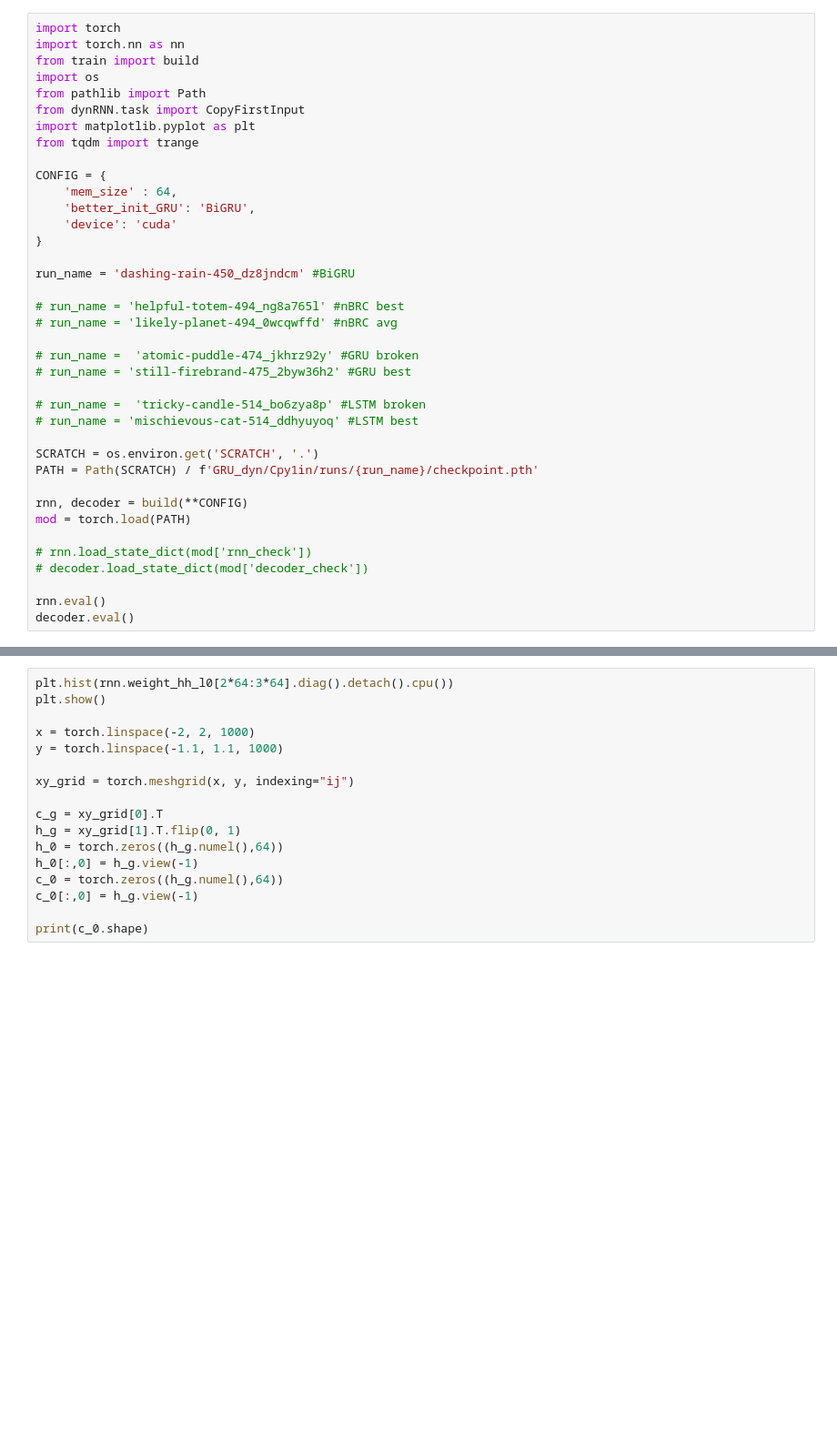
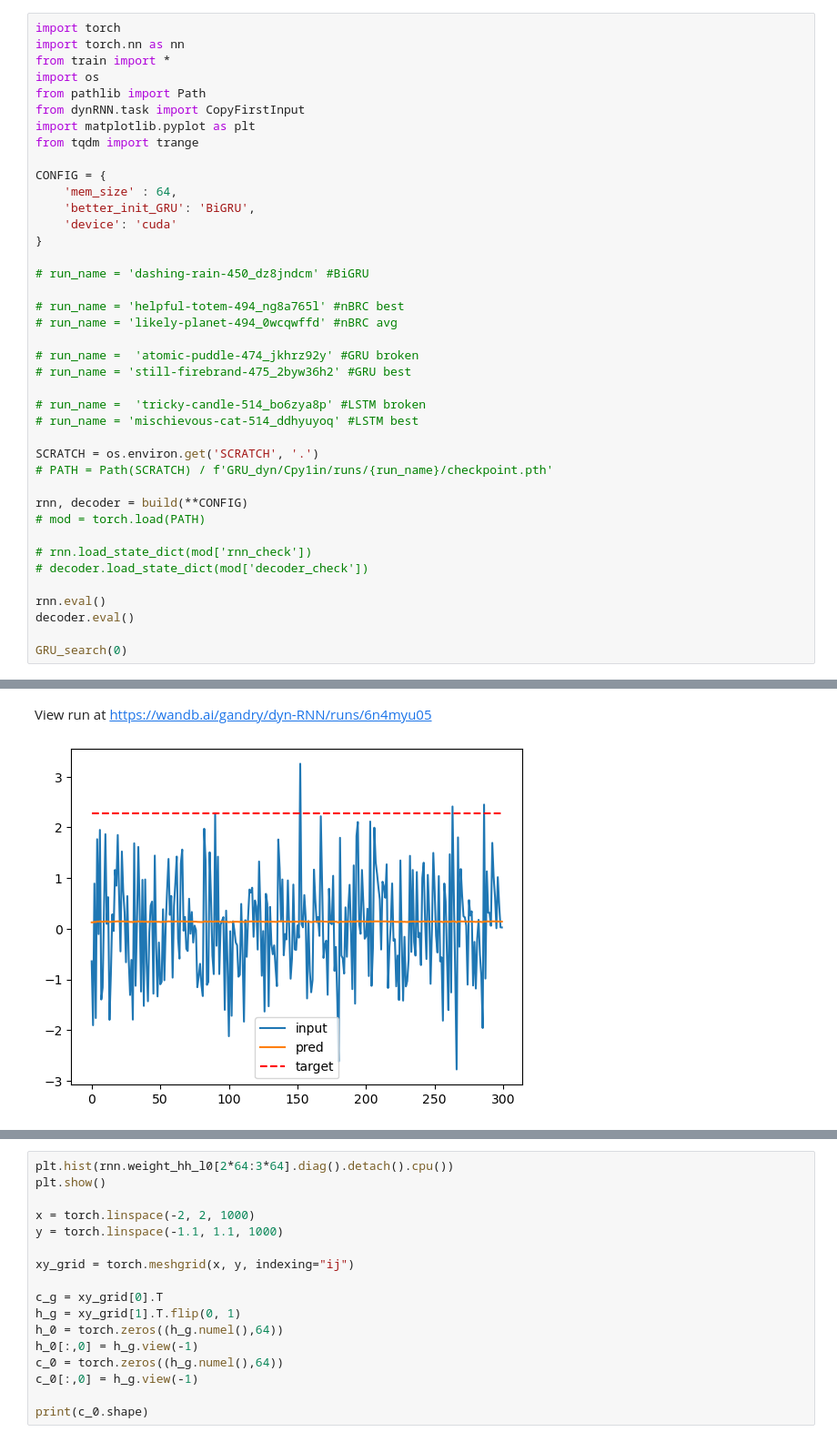
Before and after one commit to gerome-andry/RNN-dynamics, a Jupyter notebook: test.ipynb, the cells around one changed output, grey strips where cells are left out. Shown at 91% size. Drawn from its saved outputs; the diff is of its cells as text; blank space fills up the shorter version.

```diff
--- a/test.ipynb
+++ b/test.ipynb
@@ -1,7 +1,7 @@
 # %%
 import torch
 import torch.nn as nn
-from train import build
+from train import *
 import os
 from pathlib import Path
 from dynRNN.task import CopyFirstInput
@@ -14,7 +14,7 @@ CONFIG = {
     'device': 'cuda'
 }
 
-run_name = 'dashing-rain-450_dz8jndcm' #BiGRU
+# run_name = 'dashing-rain-450_dz8jndcm' #BiGRU
 
 # run_name = 'helpful-totem-494_ng8a765l' #nBRC best
 # run_name = 'likely-planet-494_0wcqwffd' #nBRC avg
@@ -26,14 +26,16 @@ run_name = 'dashing-rain-450_dz8jndcm' #BiGRU
 # run_name = 'mischievous-cat-514_ddhyuyoq' #LSTM best
 
 SCRATCH = os.environ.get('SCRATCH', '.')
-PATH = Path(SCRATCH) / f'GRU_dyn/Cpy1in/runs/{run_name}/checkpoint.pth'
+# PATH = Path(SCRATCH) / f'GRU_dyn/Cpy1in/runs/{run_name}/checkpoint.pth'
 
 rnn, decoder = build(**CONFIG)
-mod = torch.load(PATH)
+# mod = torch.load(PATH)
 
 # rnn.load_state_dict(mod['rnn_check'])
 # decoder.load_state_dict(mod['decoder_check'])
 
 rnn.eval()
 decoder.eval()
+
+GRU_search(0)
 # %% [output]
@@ -40,0 +49,2 @@ Linear(in_features=64, out_features=1, bias=True)
+View run at https://wandb.ai/gandry/dyn-RNN/runs/6n4myu05
+[figure, added]
```
Also changed, not shown: parts of 1 cell of this notebook, 4 other files.
